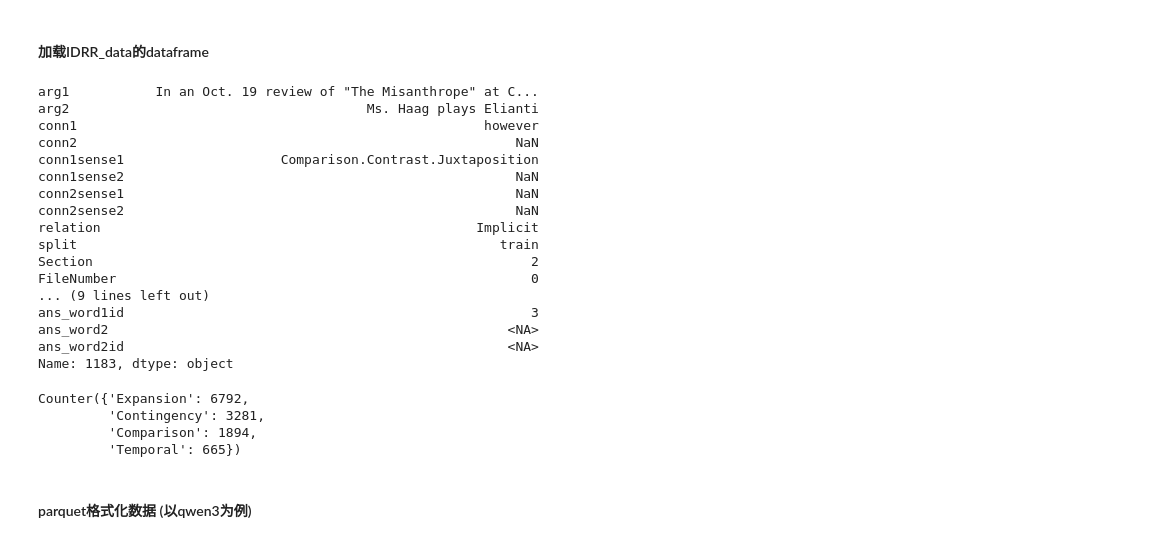
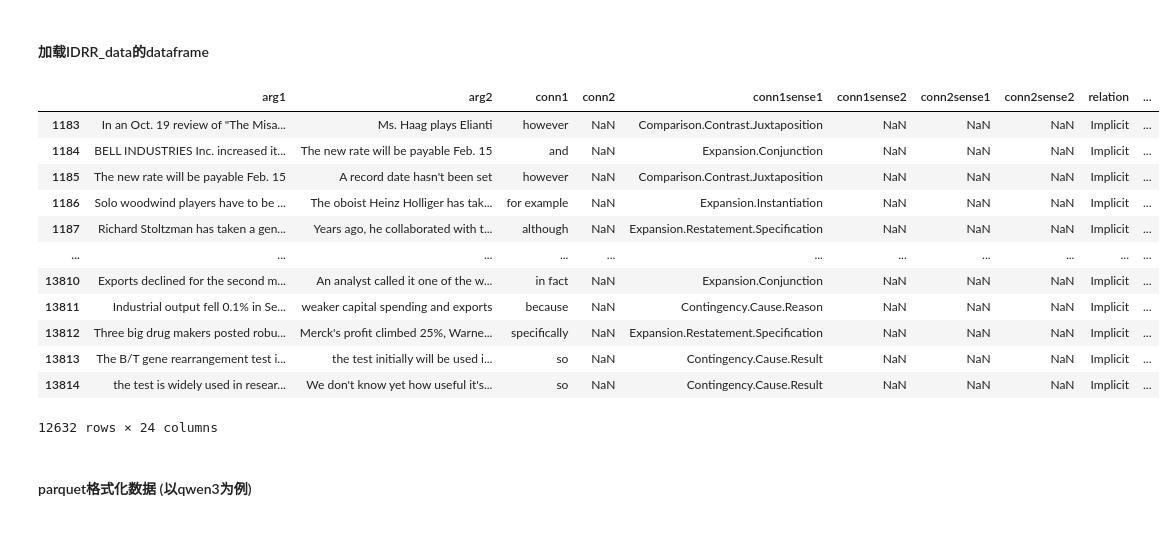
Before and after one commit to DARG-LPAI/idrr, a Jupyter notebook: preprocess.ipynb, the cells around one changed output. Drawn from its saved outputs; the diff is of its cells as text; code cells hidden in the pictures.

```diff
--- a/preprocess.ipynb
+++ b/preprocess.ipynb
@@ -4,7 +4,7 @@
 import pandas as pd
 from IDRR_data import *
 # %%
-data_path = r'/data/sunwh/idrr/data/raw/pdtb2.p1.csv'
+data_path = r'/data/whsun/idrr/data/raw/pdtb2.p1.csv'
 df = IDRRDataFrames(
     data_name='pdtb2',
     data_level='top',
@@ -12,30 +12,18 @@ df = IDRRDataFrames(
     data_path=data_path,
 )
 # %%
-df.train_df.columns
+df.train_df
 # %% [output]
+|  | arg1 | arg2 | conn1 | conn2 | conn1sense1 | conn1sense2 | conn2sense1 | conn2sense2 | relation | ... |
+| 1183 | In an Oct. 19 review of "The Misa... | Ms. Haag plays Elianti | however | NaN | Comparison.Contrast.Juxtaposition | NaN | NaN | NaN | Implicit | ... |
+| 1184 | BELL INDUSTRIES Inc. increased it... | The new rate will be payable Feb. 15 | and | NaN | Expansion.Conjunction | NaN | NaN | NaN | Implicit | ... |
+| 1185 | The new rate will be payable Feb. 15 | A record date hasn't been set | however | NaN | Comparison.Contrast.Juxtaposition | NaN | NaN | NaN | Implicit | ... |
+| 1186 | Solo woodwind players have to be ... | The oboist Heinz Holliger has tak... | for example | NaN | Expansion.Instantiation | NaN | NaN | NaN | Implicit | ... |
+| 1187 | Richard Stoltzman has taken a gen... | Years ago, he collaborated with t... | although | NaN | Expansion.Restatement.Specification | NaN | NaN | NaN | Implicit | ... |
+| ... | ... | ... | ... | ... | ... | ... | ... | ... | ... | ... |
+| 13810 | Exports declined for the second m... | An analyst called it one of the w... | in fact | NaN | Expansion.Conjunction | NaN | NaN | NaN | Implicit | ... |
+| 13811 | Industrial output fell 0.1% in Se... | weaker capital spending and exports | because | NaN | Contingency.Cause.Reason | NaN | NaN | NaN | Implicit | ... |
+| 13812 | Three big drug makers posted robu... | Merck's profit climbed 25%, Warne... | specifically | NaN | Expansion.Restatement.Specification | NaN | NaN | NaN | Implicit | ... |
+| 13813 | The B/T gene rearrangement test i... | the test initially will be used i... | so | NaN | Contingency.Cause.Result | NaN | NaN | NaN | Implicit | ... |
+| 13814 | the test is widely used in resear... | We don't know yet how useful it's... | so | NaN | Contingency.Cause.Result | NaN | NaN | NaN | Implicit | ... |
-arg1           In an Oct. 19 review of "The Misanthrope" at C...
-arg2                                      Ms. Haag plays Elianti
-conn1                                                    however
-conn2                                                        NaN
-conn1sense1                    Comparison.Contrast.Juxtaposition
-conn1sense2                                                  NaN
-conn2sense1                                                  NaN
-conn2sense2                                                  NaN
-relation                                                Implicit
-split                                                      train
-Section                                                        2
-FileNumber                                                     0
-... (9 lines left out)
-ans_word1id                                                    3
-ans_word2                                                   <NA>
-ans_word2id                                                 <NA>
-Name: 1183, dtype: object
+12632 rows × 24 columns
-# %%
-from collections import Counter
-Counter(df.train_df['label11'])
-# %% [output]
-Counter({'Expansion': 6792,
-         'Contingency': 3281,
-         'Comparison': 1894,
-         'Temporal': 665})
```
Also changed, not shown: parts of 11 cells of this notebook.
